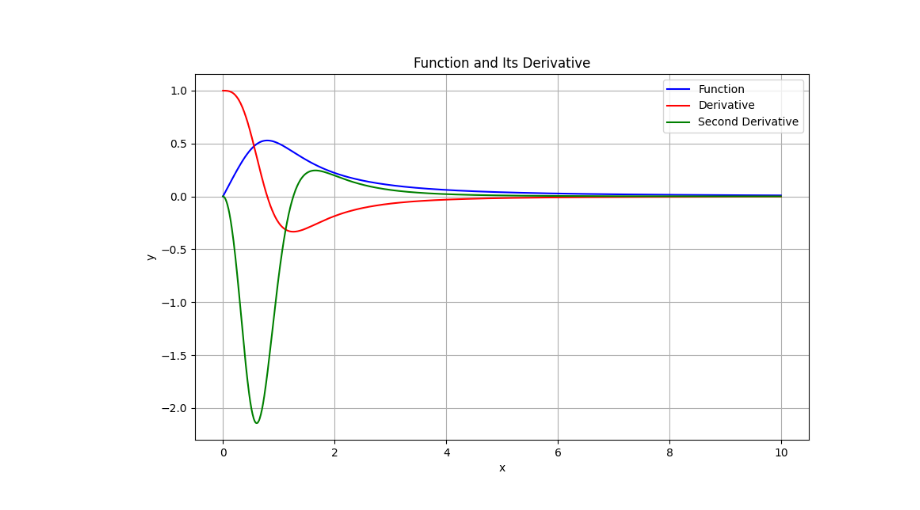
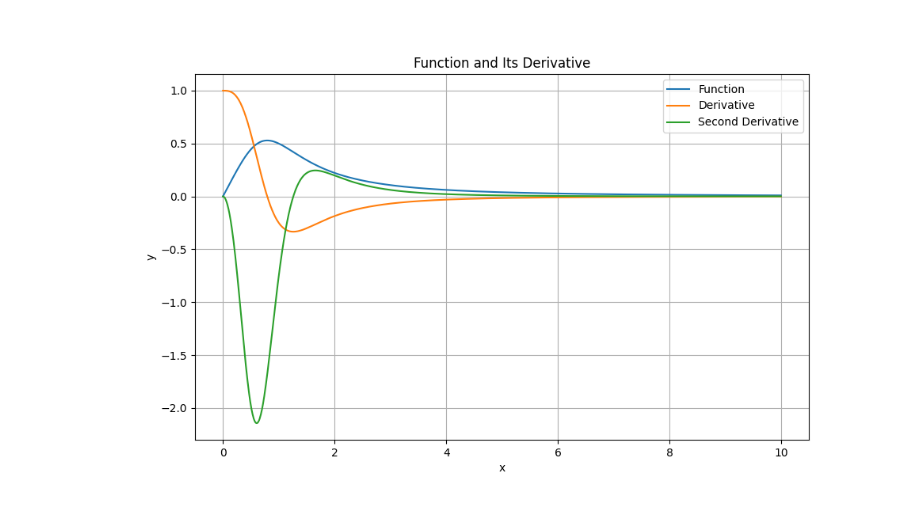
Before and after one commit to canne16/comp_math, a Jupyter notebook: Python/Plotter/plot.ipynb, the cells around one changed output. Saved outputs shown, nothing was run; the diff lists cells and outputs as text; code cells hidden in the pictures.

```diff
--- a/Python/Plotter/plot.ipynb
+++ b/Python/Plotter/plot.ipynb
@@ -5,51 +5,53 @@ import csv
 import matplotlib.pyplot as plt
 
 def read_csv(filename):
-    """
-    Reads data from a CSV file and returns two lists: x and y values.
-    """
     x = []
     y = []
     with open(filename, 'r') as file:
         reader = csv.reader(file)
         next(reader)  # Skip the header row
         for row in reader:
             x.append(float(row[0]))
             y.append(float(row[1]))
     return x, y
 
-def plot_functions(x1, y1, x2, y2, x3, y3, labels, title):
-    """
-    Plots three functions on the same graph.
-    """
+def plot_functions(x, ys, labels, title):
     plt.figure(figsize=(10, 6))
-    plt.plot(x1, y1, label=labels[0], color='blue')
-    plt.plot(x2, y2, label=labels[1], color='red')
-    plt.plot(x3, y3, label=labels[2], color='green')
+    for y, label in zip(ys, labels):
+        plt.plot(x, y, label=label)
     plt.xlabel('x')
     plt.ylabel('y')
+    plt.title(title)
+    plt.legend()
+    plt.grid(True)
+    plt.show()
+
+def plot_loglog_functions(x, ys, labels, title):
+    plt.figure(figsize=(10, 6))
+    for y, label in zip(ys, labels):
+        plt.loglog(x, y, 'o-', label=label)
+    plt.xlabel('h')
+    plt.ylabel('error')
     plt.title(title)
     plt.legend()
     plt.grid(True)
     plt.show()
 
 if __name__ == "__main__":
     # Read data from CSV files
     data_dir = "../../Cpp/compmath/export_data/"
 
-    x_func, y_func = read_csv(data_dir + "function.csv")
-    x_der, y_der = read_csv(data_dir + "derivative.csv")
-    x_sec_der, y_sec_der = read_csv(data_dir + "sec_der.csv")
-    x_true_der, y_true_der = read_csv(data_dir + "true_der.csv")
-    x_true_sec_der, y_true_sec_der = read_csv(data_dir + "true_sec_der.csv")
+    x, y_func = read_csv(data_dir + "function.csv")
+    x, y_der = read_csv(data_dir + "derivative.csv")
+    x, y_sec_der = read_csv(data_dir + "sec_der.csv")
+    x, y_true_der = read_csv(data_dir + "true_der.csv")
+    x, y_true_sec_der = read_csv(data_dir + "true_sec_der.csv")
 
     # Plot the functions
     plot_functions(
-        x_func, y_func,
-        x_der, y_der,
-        x_sec_der, y_sec_der,
+        x, [y_func, y_true_der, y_true_sec_der],
         labels=["Function", "Derivative", "Second Derivative"],
         title="Function and Its Derivative"
     )
 # %% [output]
-[figure, old version]
+[figure, new version]
```
Also changed, not shown: parts of 6 cells of this notebook, 5 other files.
